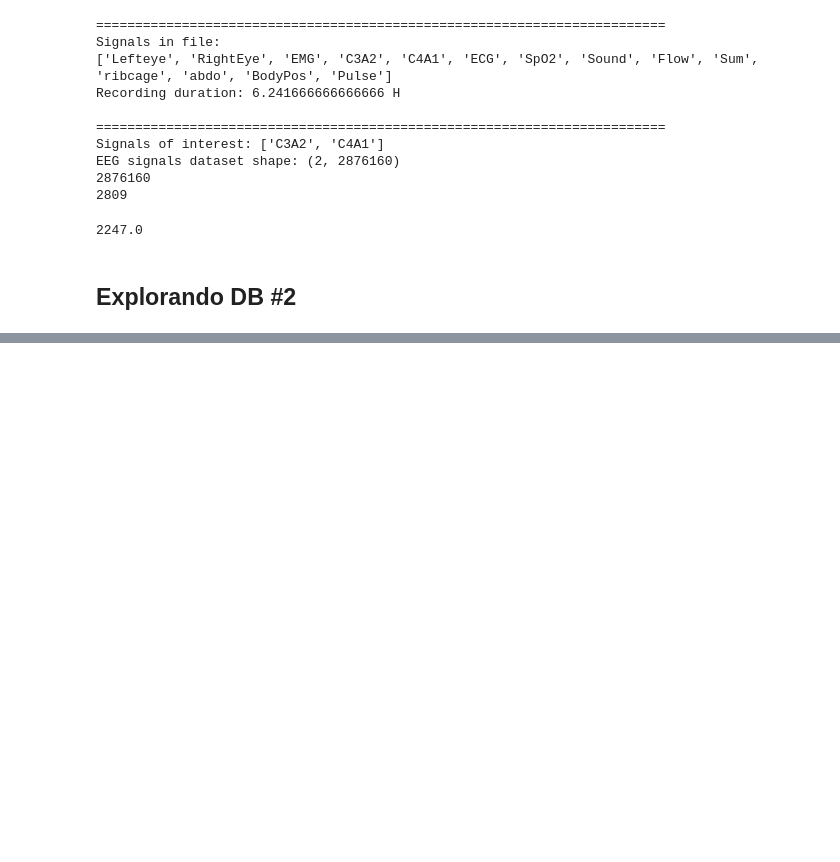
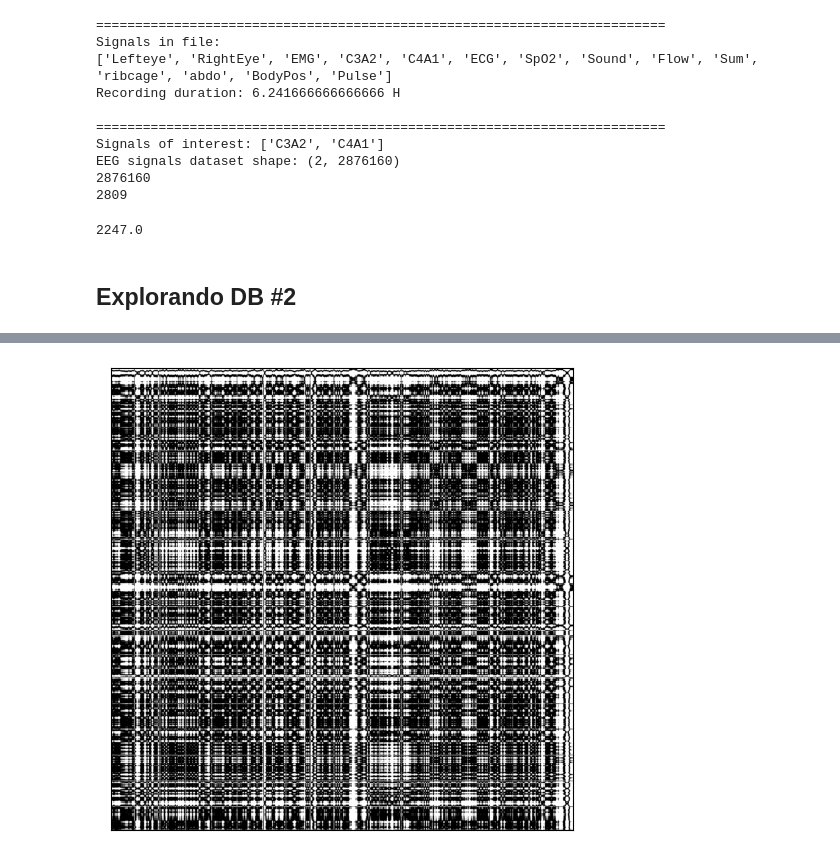
Before and after one commit to CylonSam/base1, a Jupyter notebook: tcc_samantha_apneia.ipynb, the cells around one changed output, grey strips where cells are left out. Drawn from its saved outputs; the diff is of its cells as text; code cells hidden in the pictures; blank space fills up the shorter version.

```diff
--- a/tcc_samantha_apneia.ipynb
+++ b/tcc_samantha_apneia.ipynb
@@ -250,0 +769,4 @@ EEG signals dataset shape: (2, 2876160)
+# %%
+plot_frame_rp(apneia_frames[0])
+# %% [output]
+[figure, added]
```
Also changed, not shown: parts of 51 cells of this notebook, 28 other files.
